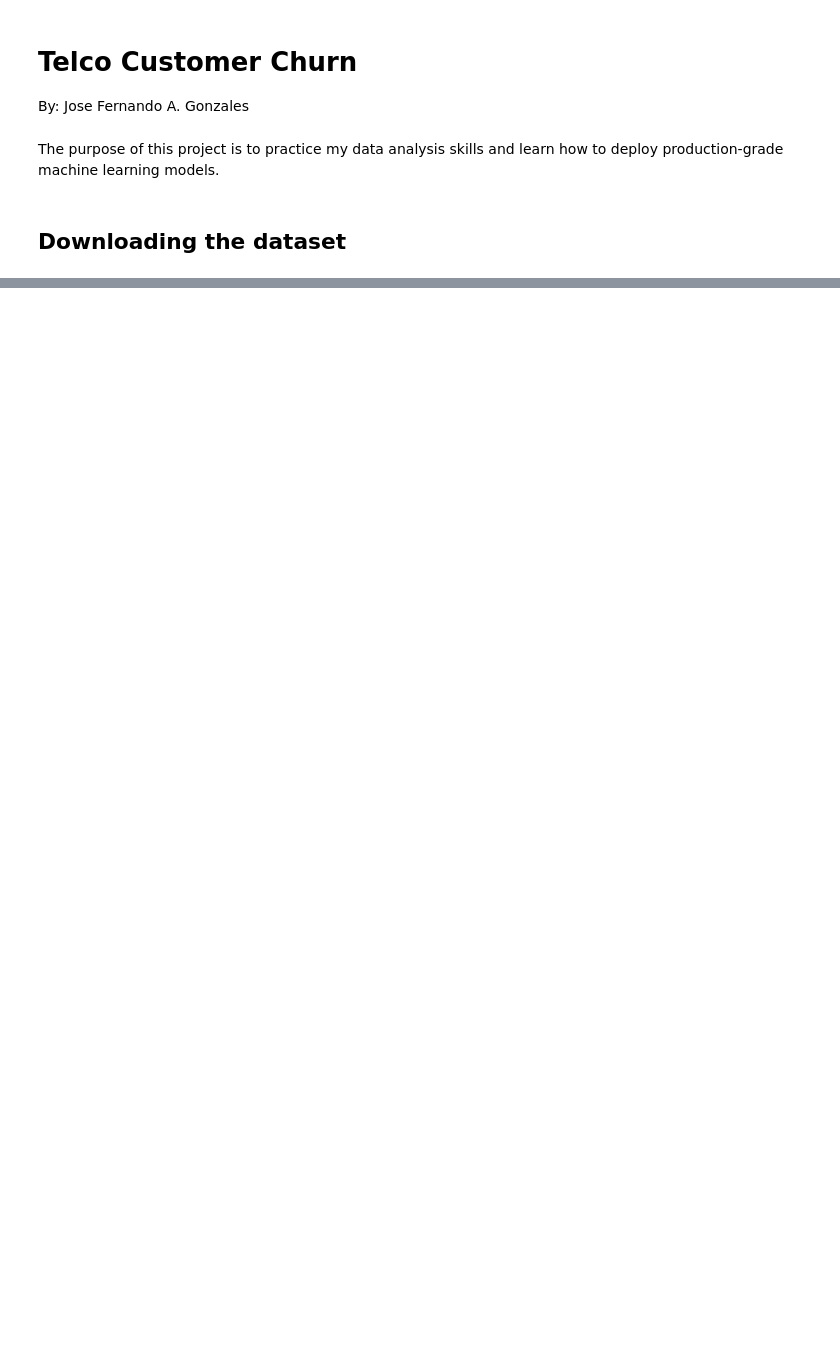
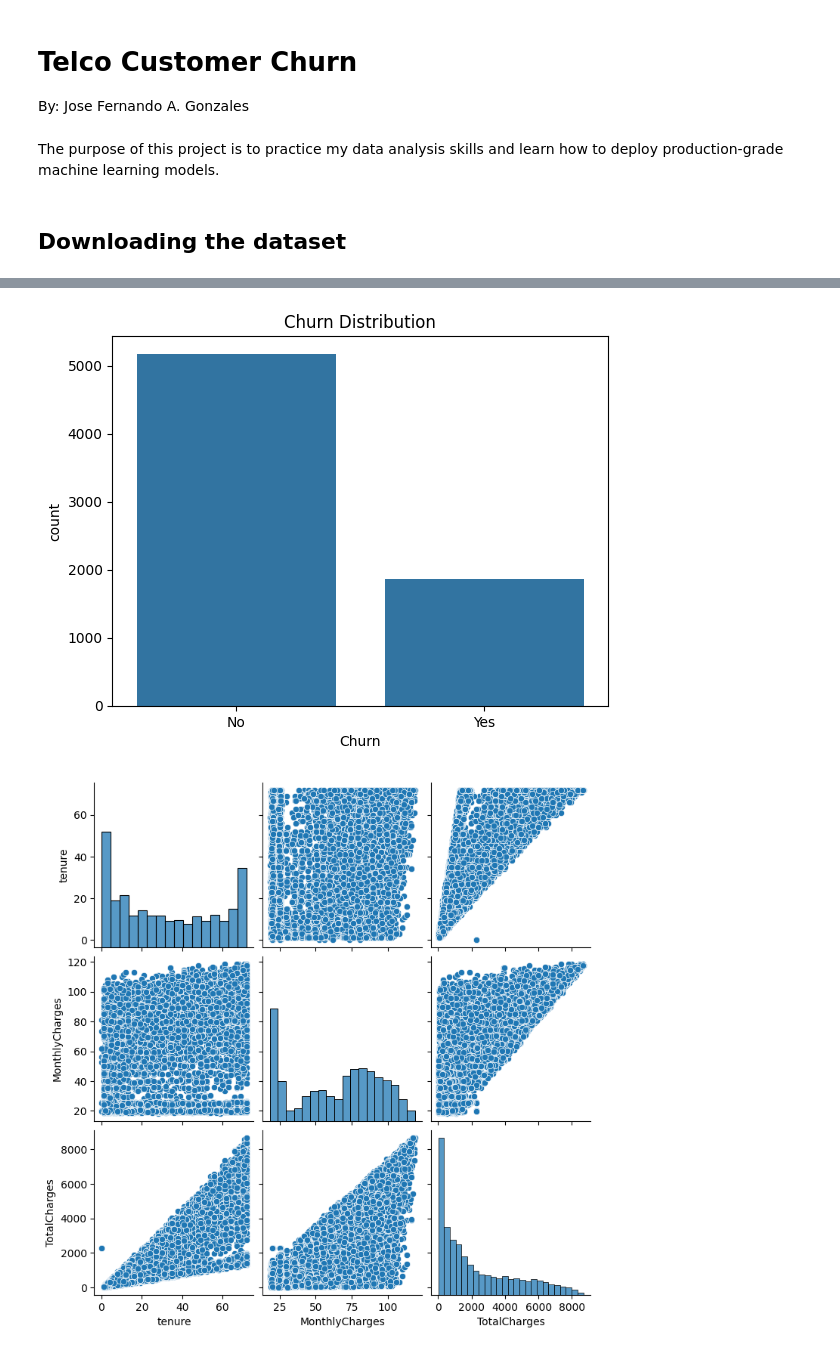
Before and after one commit to solvin-it/customer-churn-api, a Jupyter notebook: notebooks/exploratory.ipynb, the cells around one changed output, grey strips where cells are left out. Cells and saved outputs as stored; diff of their text form; code cells hidden in the pictures; blank space fills up the shorter version.

```diff
--- a/notebooks/exploratory.ipynb
+++ b/notebooks/exploratory.ipynb
@@ -15,0 +40,5 @@ Dataset downloaded to: /Users/josefernandogonzales/.cache/kagglehub/datasets/bla
+# %%
+df = pd.read_csv("../data/WA_Fn-UseC_-Telco-Customer-Churn.csv")
+
+df.info()
+df.head()
@@ -15,0 +98,9 @@ Dataset downloaded to: /Users/josefernandogonzales/.cache/kagglehub/datasets/bla
+# %%
+# Dropping customerID since it is not important
+df = df.drop(columns=['customerID'])
+
+df['TotalCharges'] = pd.to_numeric(df['TotalCharges'], errors='coerce')
+
+df['TotalCharges'] = df['TotalCharges'].fillna(df['TotalCharges'].mean())
+
+print(df['TotalCharges'].isna().sum())
@@ -22,0 +111,3 @@ import seaborn as sns
+# %%
+categorical_features = ['gender', 'SeniorCitizen', 'Partner', 'Dependents', 'PhoneService', 'MultipleLines', 'InternetService', 'OnlineSecurity', 'OnlineBackup', 'DeviceProtection', 'TechSupport', 'StreamingTV', 'StreamingMovies', 'Contract', 'PaperlessBilling', 'PaymentMethod']
+numerical_features = ['tenure', 'MonthlyCharges', 'TotalCharges']
@@ -22,0 +134,7 @@ import seaborn as sns
+# %%
+for col in categorical_features:
+    print(f"Values for {col}: {df[col].unique()}")
+
+print(f"Values for Churn: {df['Churn'].unique()}")
+
+df[numerical_features].describe()
@@ -22,0 +169,20 @@ import seaborn as sns
+# %%
+sns.countplot(x='Churn', data=df)
+plt.title('Churn Distribution')
+plt.show()
+
+sns.pairplot(df[numerical_features])
+plt.show()
+
+plt.figure(figsize=(12, 6))
+
+for i, col in enumerate(numerical_features, 1):
+    plt.subplot(1, 3, i)
+    sns.boxplot(x='Churn', y=col, data=df)
+    plt.title(f"{col} by Churn")
+
+plt.tight_layout()
+plt.show()
+# %% [output]
+[figure, added]
+[figure, added]
```
Also changed, not shown: parts of 35 cells of this notebook, 1 other file.
